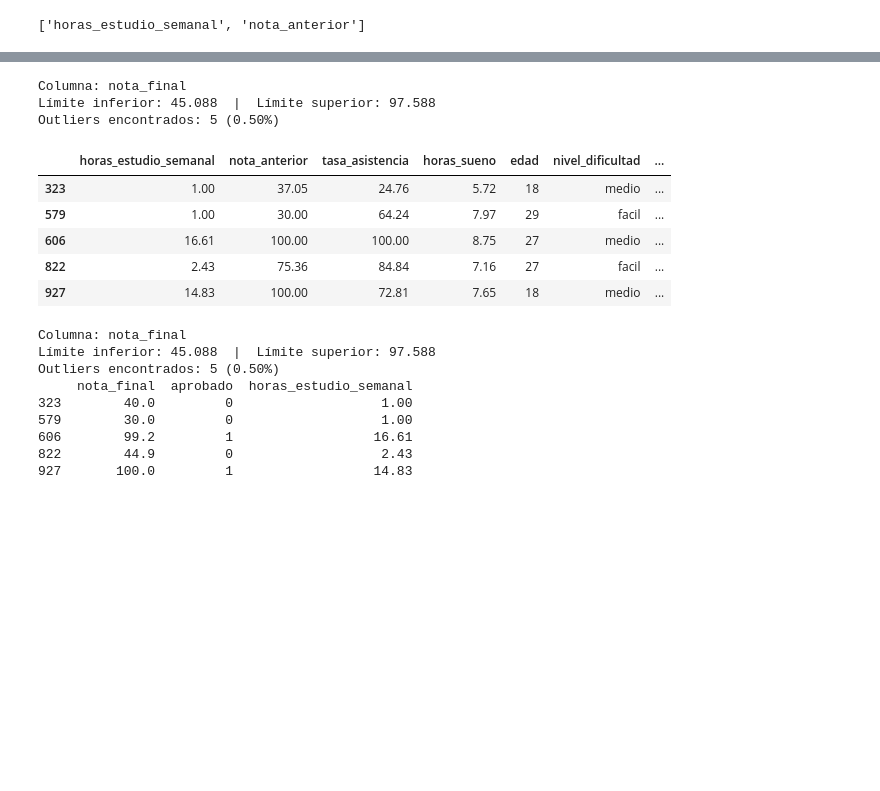
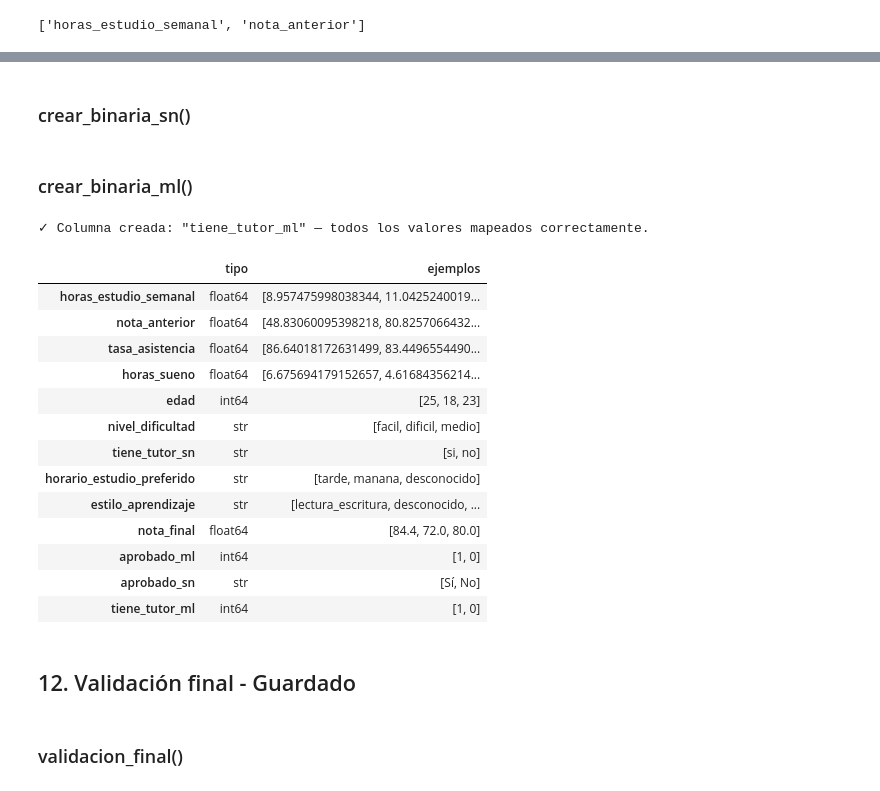
Before and after one commit to FM-Luque/5.DataProyect_Machine_Learning, a Jupyter notebook: notebooks/02_limpieza_transformacion.ipynb, the cells around one changed output, grey strips where cells are left out. Saved outputs shown, nothing was run; the diff lists cells and outputs as text; code cells hidden in the pictures; blank space fills up the shorter version.

```diff
--- a/notebooks/02_limpieza_transformacion.ipynb
+++ b/notebooks/02_limpieza_transformacion.ipynb
@@ -309,26 +506,43 @@ Mismo caso que impago/hipoteca en el proyecto anterior: es una variable binaria
+# %%
+df_l = sl.renombrar_columnas(df_l,{'aprobado':'aprobado_ml'})
+# %% [markdown]
+### crear_binaria_sn()
+# %%
+df_l = sl.crear_binaria_sn(df_l, 'aprobado_ml')
+# %% [markdown]
+### crear_binaria_ml()
+# %%
+df_l = sl.crear_binaria_ml(
+    df_l,
+    'tiene_tutor',
+    {
+        'no': 0,
+        'si': 1
+    }
+)
+# %% [output]
+✓ Columna creada: "tiene_tutor_ml" — todos los valores mapeados correctamente.
+# %%
+df_l = sl.renombrar_columnas(df_l,{'tiene_tutor':'tiene_tutor_sn'})
 # %%
-sl.detectar_outliers_iqr(df_l, 'nota_final')
+sl.reporte_calidad(df_l)
 # %% [output]
-Columna: nota_final
-Límite inferior: 45.088  |  Límite superior: 97.588
-Outliers encontrados: 5 (0.50%)
-|  | horas_estudio_semanal | nota_anterior | tasa_asistencia | horas_sueno | edad | nivel_dificultad | ... |
-| 323 | 1.00 | 37.05 | 24.76 | 5.72 | 18 | medio | ... |
-| 579 | 1.00 | 30.00 | 64.24 | 7.97 | 29 | facil | ... |
-| 606 | 16.61 | 100.00 | 100.00 | 8.75 | 27 | medio | ... |
-| 822 | 2.43 | 75.36 | 84.84 | 7.16 | 27 | facil | ... |
-| 927 | 14.83 | 100.00 | 72.81 | 7.65 | 18 | medio | ... |
+|  | tipo | ejemplos |
+| horas_estudio_semanal | float64 | [8.957475998038344, 11.0425240019... |
+| nota_anterior | float64 | [48.83060095398218, 80.8257066432... |
+| tasa_asistencia | float64 | [86.64018172631499, 83.4496554490... |
+| horas_sueno | float64 | [6.675694179152657, 4.61684356214... |
+| edad | int64 | [25, 18, 23] |
+| nivel_dificultad | str | [facil, dificil, medio] |
+| tiene_tutor_sn | str | [si, no] |
+| horario_estudio_preferido | str | [tarde, manana, desconocido] |
+| estilo_aprendizaje | str | [lectura_escritura, desconocido, ... |
+| nota_final | float64 | [84.4, 72.0, 80.0] |
+| aprobado_ml | int64 | [1, 0] |
+| aprobado_sn | str | [Sí, No] |
+| tiene_tutor_ml | int64 | [1, 0] |
-# %%
-outliers_nf = sl.detectar_outliers_iqr(df_l, 'nota_final')
-print(outliers_nf[['nota_final', 'aprobado', 'horas_estudio_semanal']])
-# %% [output]
-Columna: nota_final
-Límite inferior: 45.088  |  Límite superior: 97.588
-Outliers encontrados: 5 (0.50%)
-     nota_final  aprobado  horas_estudio_semanal
-323        40.0         0                   1.00
-579        30.0         0                   1.00
-606        99.2         1                  16.61
-822        44.9         0                   2.43
-927       100.0         1                  14.83
+# %% [markdown]
+## 12. Validación final - Guardado
+# %% [markdown]
+### validacion_final()
 # %%
```
Also changed, not shown: parts of 142 cells of this notebook, 26 other files.
